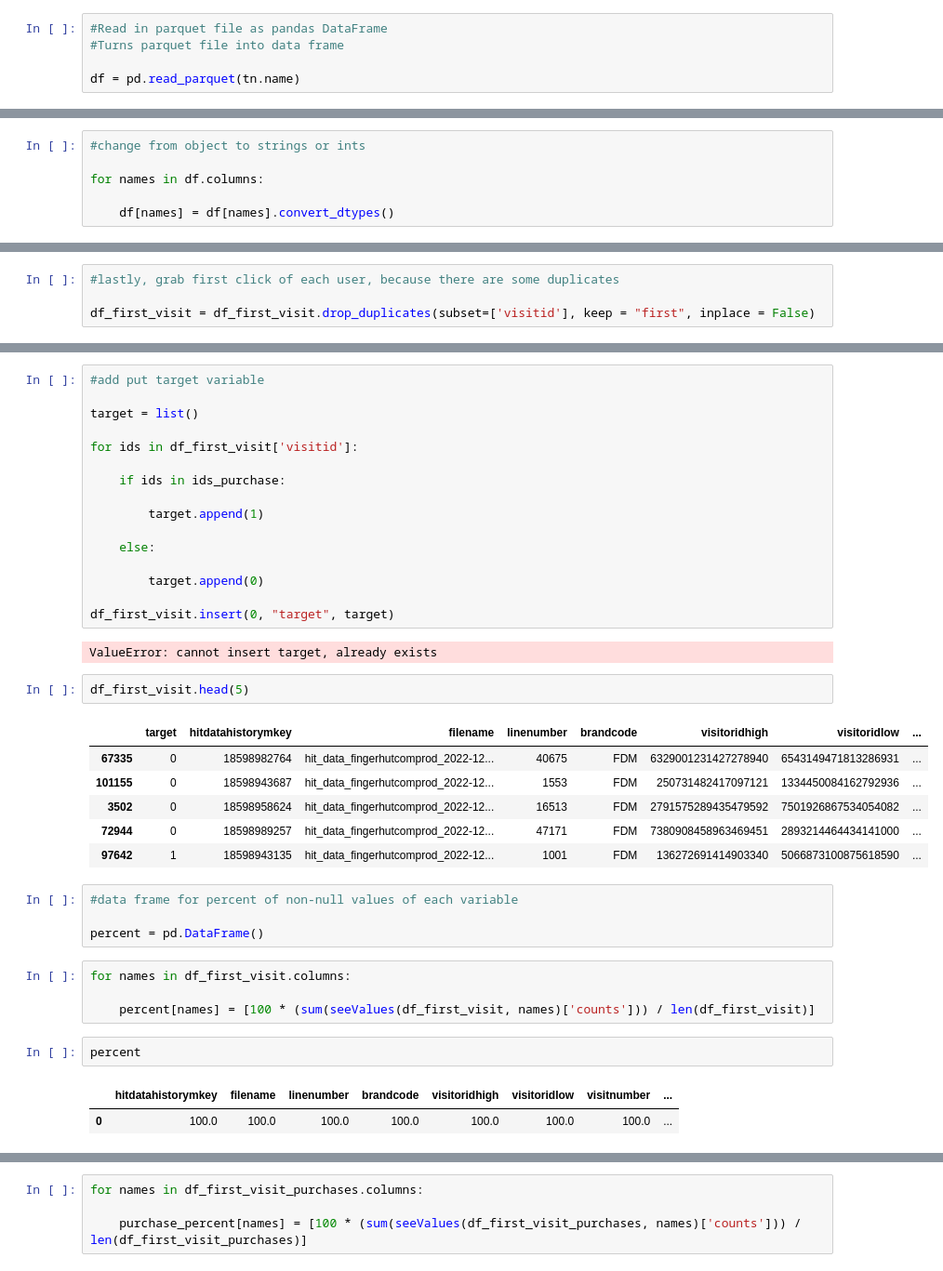
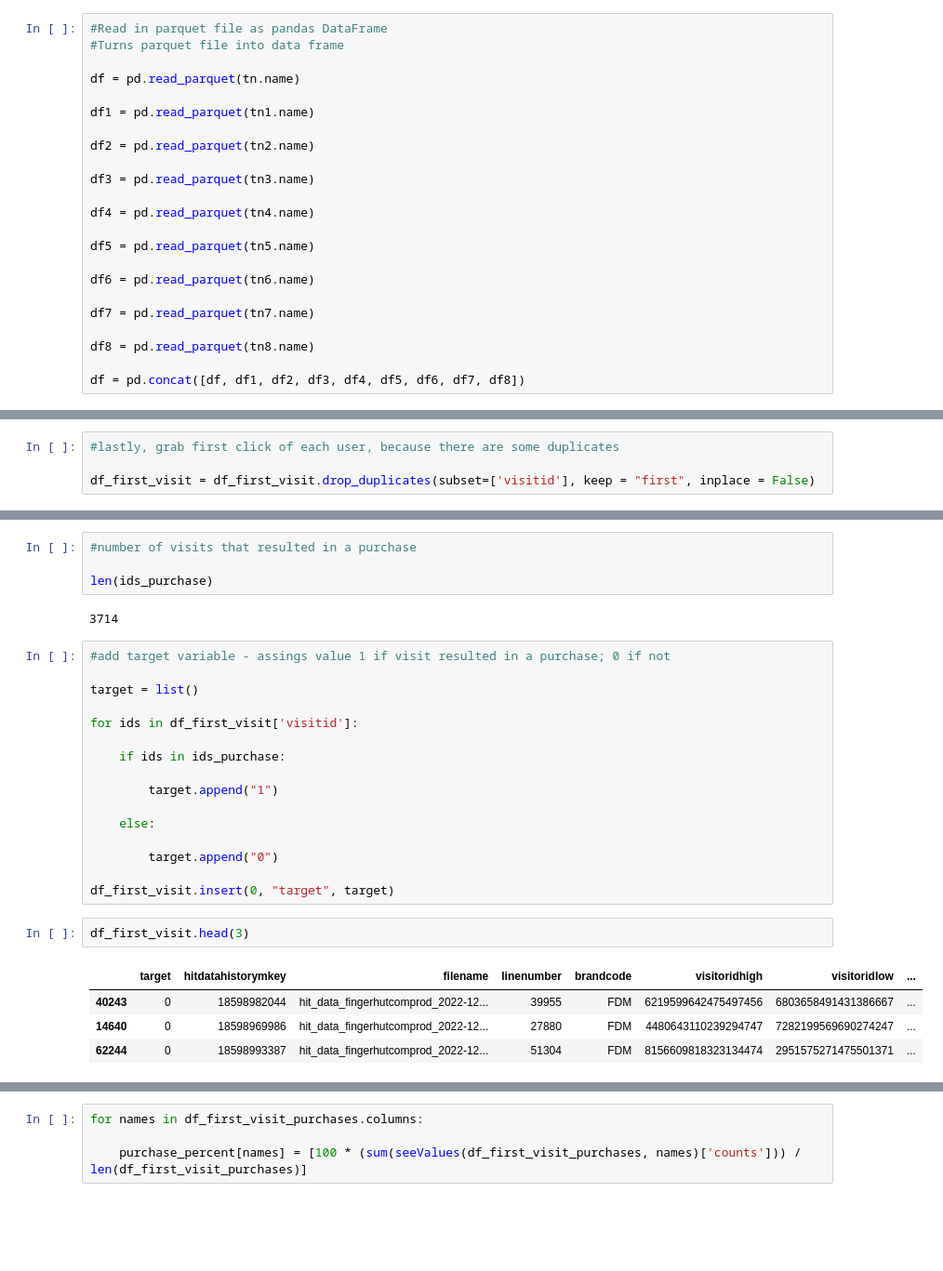
Before and after one commit to toriwang24/M148, a Jupyter notebook: feature_selection.ipynb, the cells around one changed output, grey strips where cells are left out. Shown: that part at 93% size. Saved outputs shown, nothing was run; the diff lists cells and outputs as text; blank space fills up the shorter version.

```diff
--- a/feature_selection.ipynb
+++ b/feature_selection.ipynb
@@ -73,6 +86,24 @@ devicetype: string
 #Turns parquet file into data frame
 
 df = pd.read_parquet(tn.name)
+
+df1 = pd.read_parquet(tn1.name)
+
+df2 = pd.read_parquet(tn2.name)
+
+df3 = pd.read_parquet(tn3.name)
+
+df4 = pd.read_parquet(tn4.name)
+
+df5 = pd.read_parquet(tn5.name)
+
+df6 = pd.read_parquet(tn6.name)
+
+df7 = pd.read_parquet(tn7.name)
+
+df8 = pd.read_parquet(tn8.name)
+
+df = pd.concat([df, df1, df2, df3, df4, df5, df6, df7, df8])
 # %%
 df.head(3)
 # %% [output]
@@ -80,10 +111,4 @@ df.head(3)
 | 0 | 18598956716 | hit_data_fingerhutcomprod_2022-12... | 14603 | FDM | 2450573847312321896 | 394589978322276787 | 3 | ... |
 | 1 | 18602636734 | hit_data_fingerhutcomprod_2022-12... | 3699864 | FDM | 2426200677632312212 | 4388811430004446463 | 1 | ... |
 | 2 | 18604605529 | hit_data_fingerhutcomprod_2022-12... | 5671072 | FDM | 1533756043552163863 | 1461829721036809584 | 2 | ... |
-# %%
-#change from object to strings or ints
-
-for names in df.columns:
-
-    df[names] = df[names].convert_dtypes()
 # %%
@@ -154,5 +155,11 @@ len(df_first_visit)
+# %%
+#number of visits that resulted in a purchase
+
+len(ids_purchase)
+# %% [output]
+3714
 # %%
-#add put target variable
+#add target variable - assings value 1 if visit resulted in a purchase; 0 if not
 
 target = list()
 
@@ -160,35 +167,18 @@ for ids in df_first_visit['visitid']:
 
     if ids in ids_purchase:
 
-        target.append(1)
+        target.append("1")
 
     else:
 
-        target.append(0)
+        target.append("0")
 
 df_first_visit.insert(0, "target", target)
-# %% [output]
-ValueError: cannot insert target, already exists
 # %%
-df_first_visit.head(5)
+df_first_visit.head(3)
 # %% [output]
 |  | target | hitdatahistorymkey | filename | linenumber | brandcode | visitoridhigh | visitoridlow | ... |
-| 67335 | 0 | 18598982764 | hit_data_fingerhutcomprod_2022-12... | 40675 | FDM | 6329001231427278940 | 6543149471813286931 | ... |
-| 101155 | 0 | 18598943687 | hit_data_fingerhutcomprod_2022-12... | 1553 | FDM | 250731482417097121 | 1334450084162792936 | ... |
-| 3502 | 0 | 18598958624 | hit_data_fingerhutcomprod_2022-12... | 16513 | FDM | 2791575289435479592 | 7501926867534054082 | ... |
-| 72944 | 0 | 18598989257 | hit_data_fingerhutcomprod_2022-12... | 47171 | FDM | 7380908458963469451 | 2893214464434141000 | ... |
-| 97642 | 1 | 18598943135 | hit_data_fingerhutcomprod_2022-12... | 1001 | FDM | 136272691414903340 | 5066873100875618590 | ... |
+| 40243 | 0 | 18598982044 | hit_data_fingerhutcomprod_2022-12... | 39955 | FDM | 6219599642475497456 | 6803658491431386667 | ... |
+| 14640 | 0 | 18598969986 | hit_data_fingerhutcomprod_2022-12... | 27880 | FDM | 4480643110239294747 | 7282199569690274247 | ... |
+| 62244 | 0 | 18598993387 | hit_data_fingerhutcomprod_2022-12... | 51304 | FDM | 8156609818323134474 | 2951575271475501371 | ... |
-# %%
-#data frame for percent of non-null values of each variable
-
-percent = pd.DataFrame()
-# %%
-for names in df_first_visit.columns:
-
-    percent[names] = [100 * (sum(seeValues(df_first_visit, names)['counts'])) / len(df_first_visit)]
-# %%
-percent
-# %% [output]
-|  | hitdatahistorymkey | filename | linenumber | brandcode | visitoridhigh | visitoridlow | visitnumber | ... |
-| 0 | 100.0 | 100.0 | 100.0 | 100.0 | 100.0 | 100.0 | 100.0 | ... |
 # %%
```
Also changed, not shown: parts of 51 cells of this notebook.
